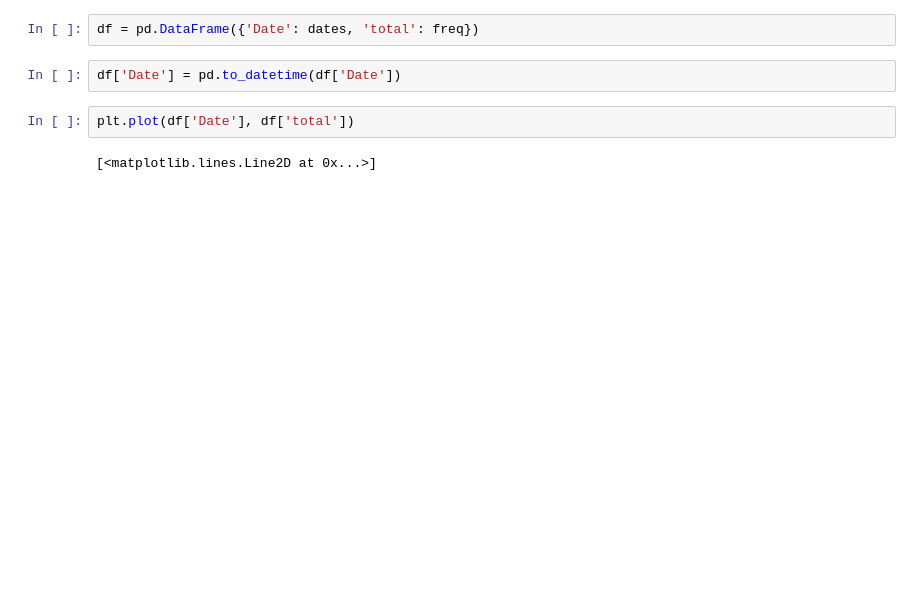
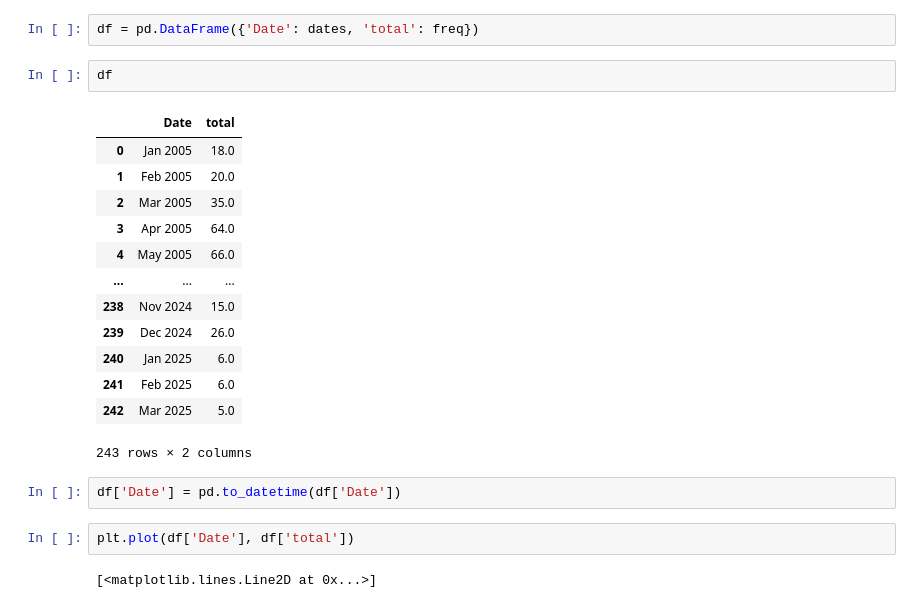
Before and after one commit to Joseph-m-luna/Spotify-Analytics, a Jupyter notebook: GoogleAPI/Downloading from the Google API.ipynb, the cells around one changed output. Cells and saved outputs as stored; diff of their text form; blank space fills up the shorter version.

```diff
--- a/GoogleAPI/Downloading from the Google API.ipynb
+++ b/GoogleAPI/Downloading from the Google API.ipynb
@@ -41,5 +87,21 @@ dates, freq = get_time_series('Britney Spears')
 # %%
 df = pd.DataFrame({'Date': dates, 'total': freq})
+# %%
+df
+# %% [output]
+|  | Date | total |
+| 0 | Jan 2005 | 18.0 |
+| 1 | Feb 2005 | 20.0 |
+| 2 | Mar 2005 | 35.0 |
+| 3 | Apr 2005 | 64.0 |
+| 4 | May 2005 | 66.0 |
+| ... | ... | ... |
+| 238 | Nov 2024 | 15.0 |
+| 239 | Dec 2024 | 26.0 |
+| 240 | Jan 2025 | 6.0 |
+| 241 | Feb 2025 | 6.0 |
+| 242 | Mar 2025 | 5.0 |
+243 rows × 2 columns
 # %%
 df['Date'] = pd.to_datetime(df['Date'])
 # %%
```
Also changed, not shown: parts of 9 cells of this notebook.
